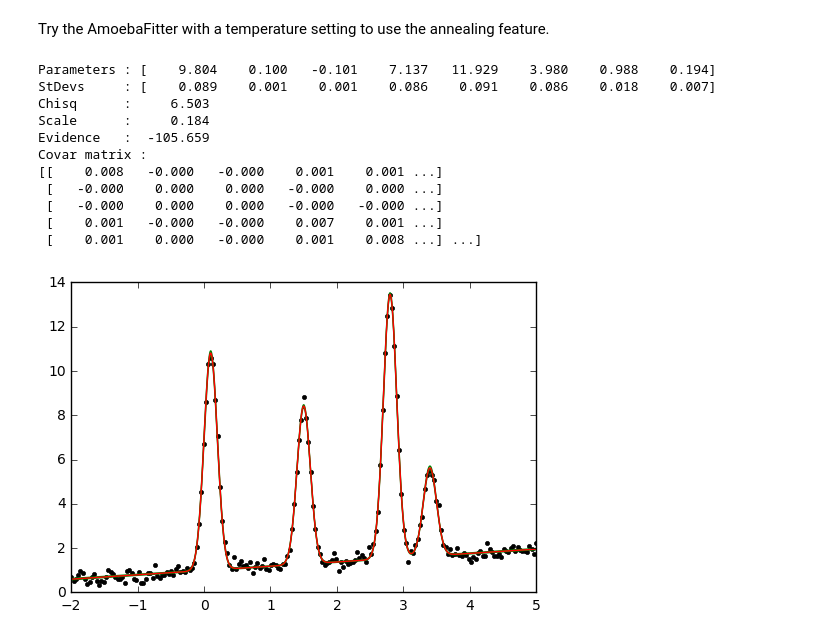
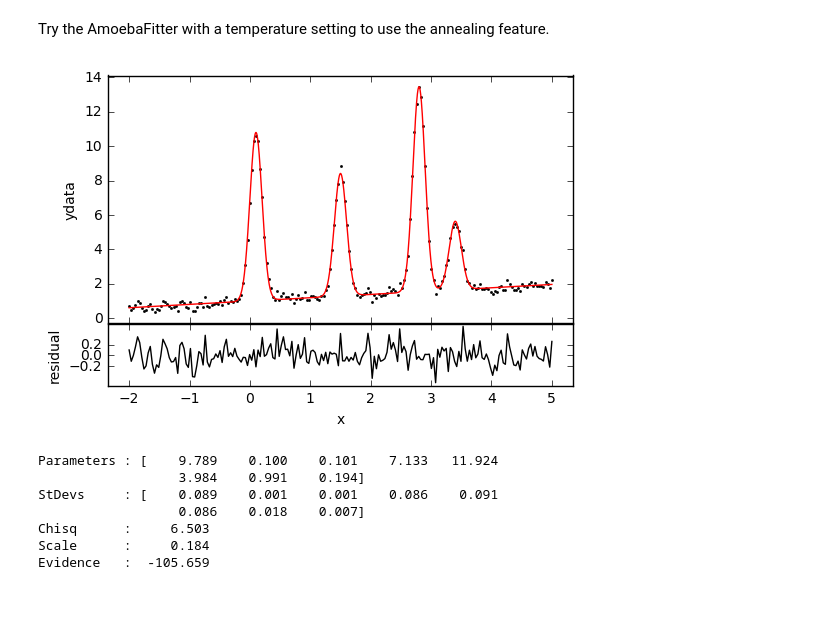
Before and after one commit to dokester/BayesicFitting, a Jupyter notebook: examples/combifit.ipynb, the cells around one changed output. Saved outputs shown, nothing was run; the diff lists cells and outputs as text; code cells hidden in the pictures; blank space fills up the shorter version.

```diff
--- a/examples/combifit.ipynb
+++ b/examples/combifit.ipynb
@@ -109,28 +100,19 @@ plotFit( x, y, com, ftr=fitter )
 Try the AmoebaFitter with a temperature setting to use the annealing feature.
 # %%
 ftr = AmoebaFitter( x, com )
-param = ftr.fit( y, temp=2.0, tolerance=0.01 )
+param = ftr.fit( y, temp=2.0, tolerance=0.01, plot=True )
+
+print( "Parameters :", fmt( param, max=None ) )
+print( "StDevs     :", fmt( fitter.stdevs, max=None ) )
+print( "Chisq      :", fmt( fitter.chisq ) )
+print( "Scale      :", fmt( fitter.scale ) )
+print( "Evidence   :", fmt( fitter.getEvidence( limits=[-100,100] ) ) )
+# %% [output]
+[figure, added]
+Parameters : [    9.789    0.100    0.101    7.133   11.924
+                  3.984    0.991    0.194]
+StDevs     : [    0.089    0.001    0.001    0.086    0.091
+                  0.086    0.018    0.007]
+Chisq      :     6.503
+Scale      :     0.184
+Evidence   :  -105.659
-# %%
-print( "Parameters :", fmt( param, max=None ) )
-print( "StDevs     :", fmt( fitter.stdevs, max=None ) )
-print( "Chisq      :", fmt( fitter.chisq ) )
-print( "Scale      :", fmt( fitter.scale ) )
-print( "Evidence   :", fmt( fitter.getEvidence( limits=[-100,100] ) ) )
-print( "Covar matrix :" )
-print( fmt( fitter.covariance))
-# %% [output]
-Parameters : [    9.804    0.100   -0.101    7.137   11.929    3.980    0.988    0.194]
-StDevs     : [    0.089    0.001    0.001    0.086    0.091    0.086    0.018    0.007]
-Chisq      :     6.503
-Scale      :     0.184
-Evidence   :  -105.659
-Covar matrix :
-[[    0.008   -0.000   -0.000    0.001    0.001 ...]
- [   -0.000    0.000    0.000   -0.000    0.000 ...]
- [   -0.000    0.000    0.000   -0.000   -0.000 ...]
- [    0.001   -0.000   -0.000    0.007    0.001 ...]
- [    0.001    0.000   -0.000    0.001    0.008 ...] ...]
-# %%
-plotFit( x, y, com, ftr=ftr )
-# %% [output]
-[figure, removed]
```
Also changed, not shown: parts of 7 cells of this notebook, 17 other files.
